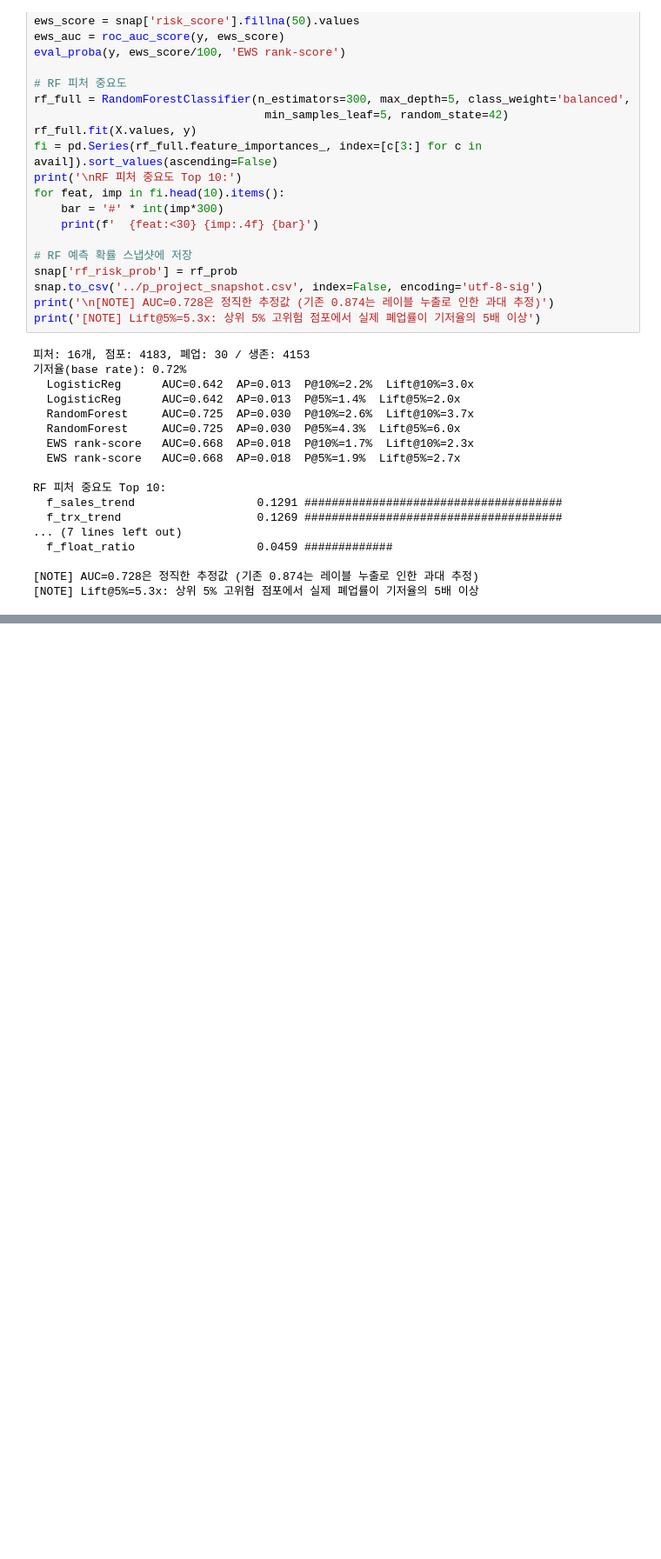
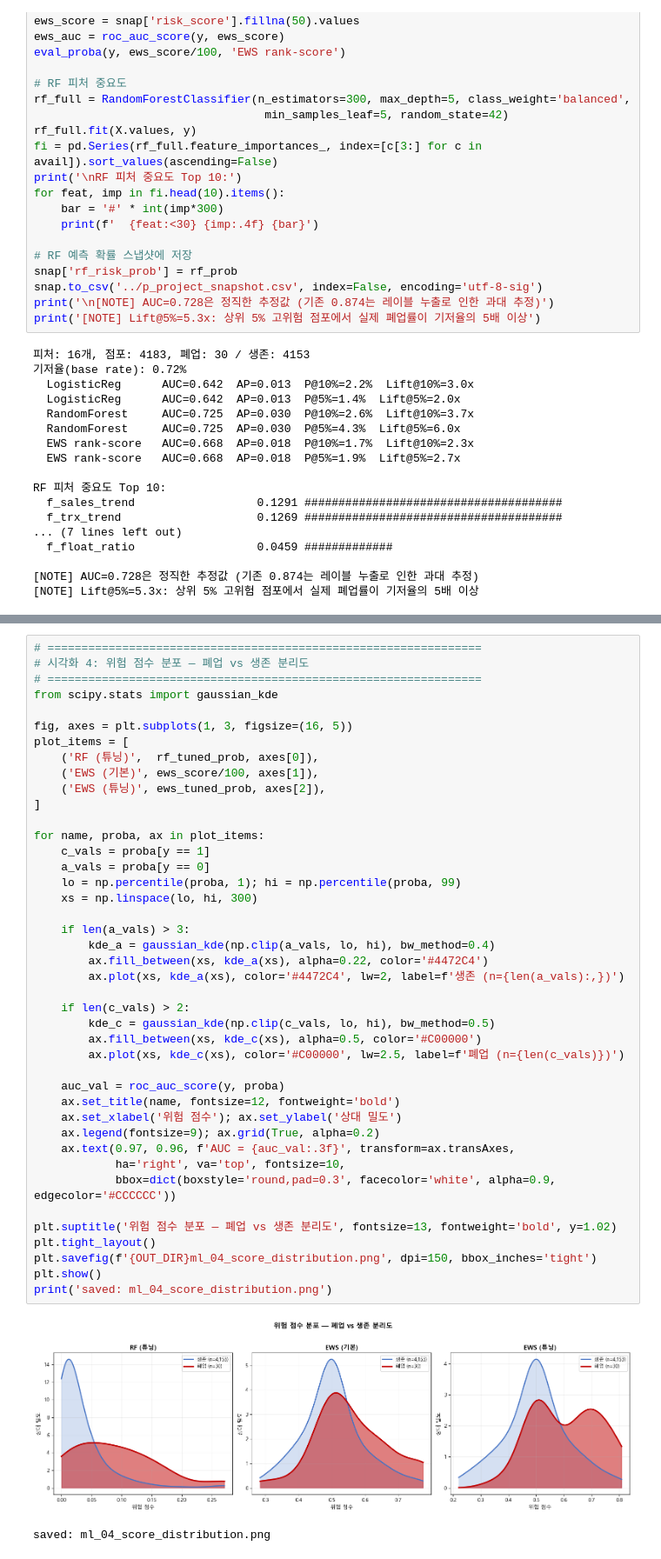
Before and after one commit to Broogun/bigcontest-2025-ews, a Jupyter notebook: notebooks/04_ml_baseline.ipynb, the cells around one changed output, grey strips where cells are left out. Shown at 87% size. Drawn from its saved outputs; the diff is of its cells as text; blank space fills up the shorter version.

```diff
--- a/notebooks/04_ml_baseline.ipynb
+++ b/notebooks/04_ml_baseline.ipynb
@@ -117,0 +341,45 @@ RF 피처 중요도 Top 10:
+# %%
+# ================================================================
+# 시각화 4: 위험 점수 분포 — 폐업 vs 생존 분리도
+# ================================================================
+from scipy.stats import gaussian_kde
+
+fig, axes = plt.subplots(1, 3, figsize=(16, 5))
+plot_items = [
+    ('RF (튜닝)',  rf_tuned_prob, axes[0]),
+    ('EWS (기본)', ews_score/100, axes[1]),
+    ('EWS (튜닝)', ews_tuned_prob, axes[2]),
+]
+
+for name, proba, ax in plot_items:
+    c_vals = proba[y == 1]
+    a_vals = proba[y == 0]
+    lo = np.percentile(proba, 1); hi = np.percentile(proba, 99)
+    xs = np.linspace(lo, hi, 300)
+
+    if len(a_vals) > 3:
+        kde_a = gaussian_kde(np.clip(a_vals, lo, hi), bw_method=0.4)
+        ax.fill_between(xs, kde_a(xs), alpha=0.22, color='#4472C4')
+        ax.plot(xs, kde_a(xs), color='#4472C4', lw=2, label=f'생존 (n={len(a_vals):,})')
+
+    if len(c_vals) > 2:
+        kde_c = gaussian_kde(np.clip(c_vals, lo, hi), bw_method=0.5)
+        ax.fill_between(xs, kde_c(xs), alpha=0.5, color='#C00000')
+        ax.plot(xs, kde_c(xs), color='#C00000', lw=2.5, label=f'폐업 (n={len(c_vals)})')
+
+    auc_val = roc_auc_score(y, proba)
+    ax.set_title(name, fontsize=12, fontweight='bold')
+    ax.set_xlabel('위험 점수'); ax.set_ylabel('상대 밀도')
+    ax.legend(fontsize=9); ax.grid(True, alpha=0.2)
+    ax.text(0.97, 0.96, f'AUC = {auc_val:.3f}', transform=ax.transAxes,
+            ha='right', va='top', fontsize=10,
+            bbox=dict(boxstyle='round,pad=0.3', facecolor='white', alpha=0.9, edgecolor='#CCCCCC'))
+
+plt.suptitle('위험 점수 분포 — 폐업 vs 생존 분리도', fontsize=13, fontweight='bold', y=1.02)
+plt.tight_layout()
+plt.savefig(f'{OUT_DIR}ml_04_score_distribution.png', dpi=150, bbox_inches='tight')
+plt.show()
+print('saved: ml_04_score_distribution.png')
+# %% [output]
+[figure, added]
+saved: ml_04_score_distribution.png
```
Also changed, not shown: parts of 5 cells of this notebook, 4 other files.
